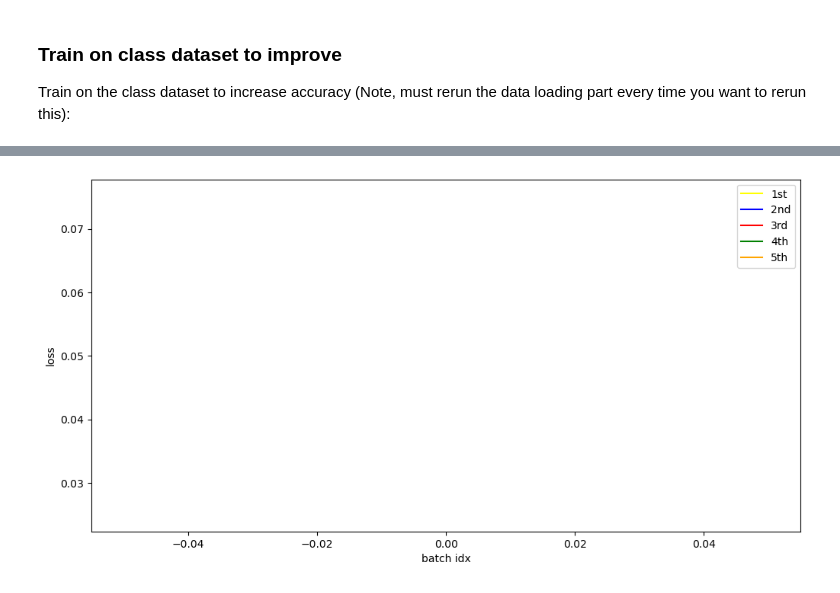
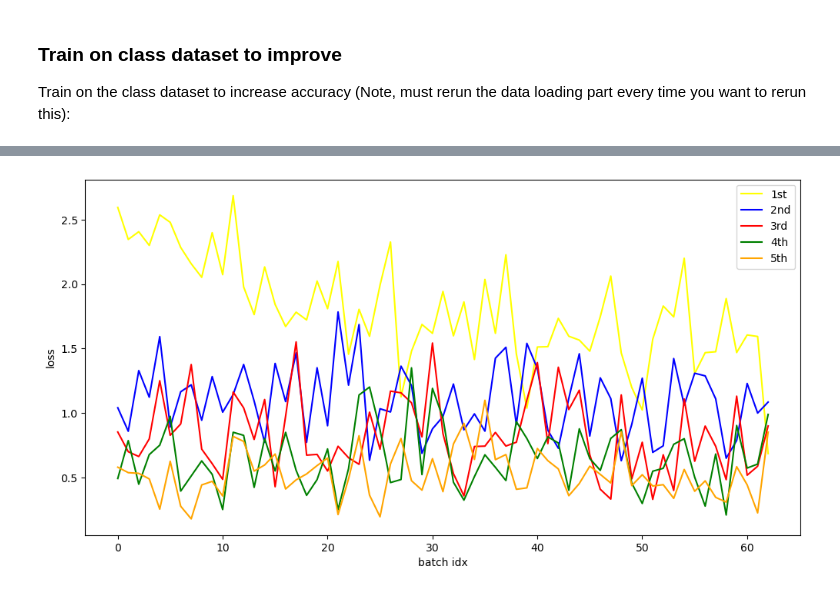
Before and after one commit to akleinecke/580_FinalProject_Fall24, a Jupyter notebook: Group 5 Final Project.ipynb, the cells around one changed output, grey strips where cells are left out. Drawn from its saved outputs; the diff is of its cells as text; code cells hidden in the pictures.

```diff
--- a/Group 5 Final Project.ipynb
+++ b/Group 5 Final Project.ipynb
@@ -574,30 +577,43 @@ plt.show()
 Train on the class dataset to increase accuracy
 (Note, must rerun the data loading part every time you want to rerun this):
 # %%
-model.train()
+# Training Loop for custom data
 
-# Training Loop
-from torch.utils.data import DataLoader, TensorDataset
+bsize = 8
+dataset = TensorDataset(images_tensor, labels_tensor)
+loader = DataLoader(dataset, batch_size=bsize, shuffle=True)
 
-batch_size = 64 #set to what is used in model
+
+## Loss and Autograd model
+# Build a feed-forward network
+model = nn.Sequential(nn.Linear(784, 128),   # Flattened MNIST image sizes (28x28) & Linear layer maps
+                      nn.ELU(),              # Activation function
+                      nn.BatchNorm1d(128),   # Normalize our batch for stability
+                      nn.Dropout(0.2),       # Prevent overfitting
+                      nn.Linear(128, 64),
+                      nn.ELU(),
+                      nn.BatchNorm1d(64),
+                      nn.Dropout(0.2),
+                      nn.Linear(64, 10),     # 10 output layers for each digit
+                      nn.LogSoftmax(dim=1))  # this line is extra comparing to earlier nn.Sequential calls
+
+# Check if we can run this on a GPU, otherwise use CPU
+device = torch.device("cuda" if torch.cuda.is_available() else "cpu")
+model = model.to(device)
+
+
+## Loss function
+criterion = nn.NLLLoss()
 epochs = 5 # Number of training cycles
 losses = []
 
-print(images.shape)
-print(labels.shape)
-
-#Load our images from numpy into tensors, then load them into a dataset and use a dataloader
-images = images_tensor # Shape: (500, 784)
-labels = labels_tensor  # Shape: (500,)
-
-dataset = TensorDataset(images, labels)
-trainloader = DataLoader(dataset, batch_size=batch_size, shuffle=True)
-
+## Training Loop
+optimizer = optim.Adam(model.parameters(), lr=0.001)
 for epoch in range(epochs):
     model.train()
     running_loss = 0.0
     epoch_losses = []
-    for images, labels in trainloader:
+    for images, labels in loader:
 
         # Zero out the gradients
         optimizer.zero_grad()
@@ -619,16 +635,16 @@ for epoch in range(epochs):
 
     losses.append(epoch_losses)
 
-    print(f"Epoch {epoch+1}/{epochs}, Loss: {running_loss/len(trainloader):.4f}")
+    print(f"Epoch {epoch+1}/{epochs}, Loss: {running_loss/len(loader):.4f}")
 
 print("Training complete!")
 
 
 
 ## Print the visuals
-x = np.arange(len(trainloader))
+x = np.arange(len(loader))
 
-print (f"Length of trainloader:{len(trainloader)}")
+print (f"\nLength of loader: {len(loader)}")
 
 nplosses = np.array(losses)
 
@@ -655 +670 @@ Length of trainloader:1
-[figure, old version]
+[figure, new version]
```
Also changed, not shown: parts of 5 cells of this notebook.
